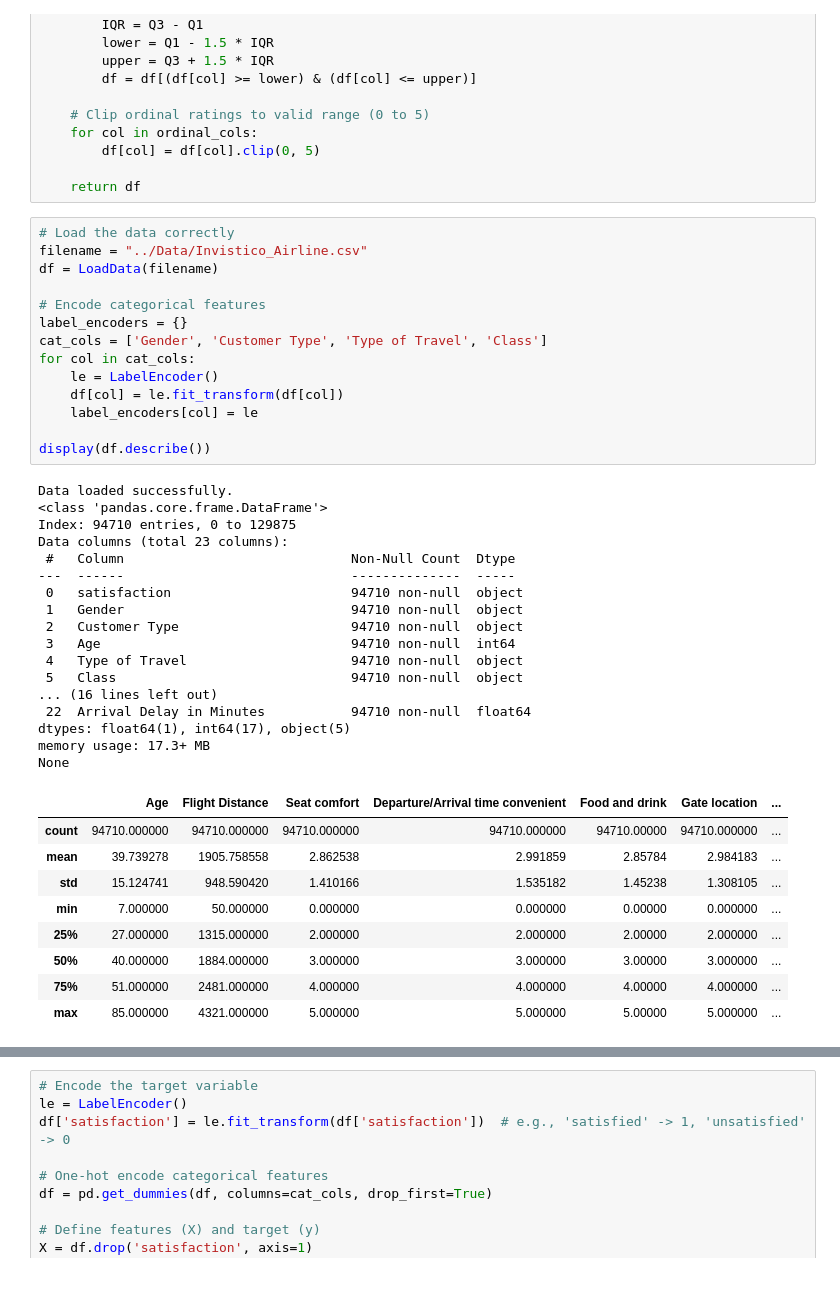
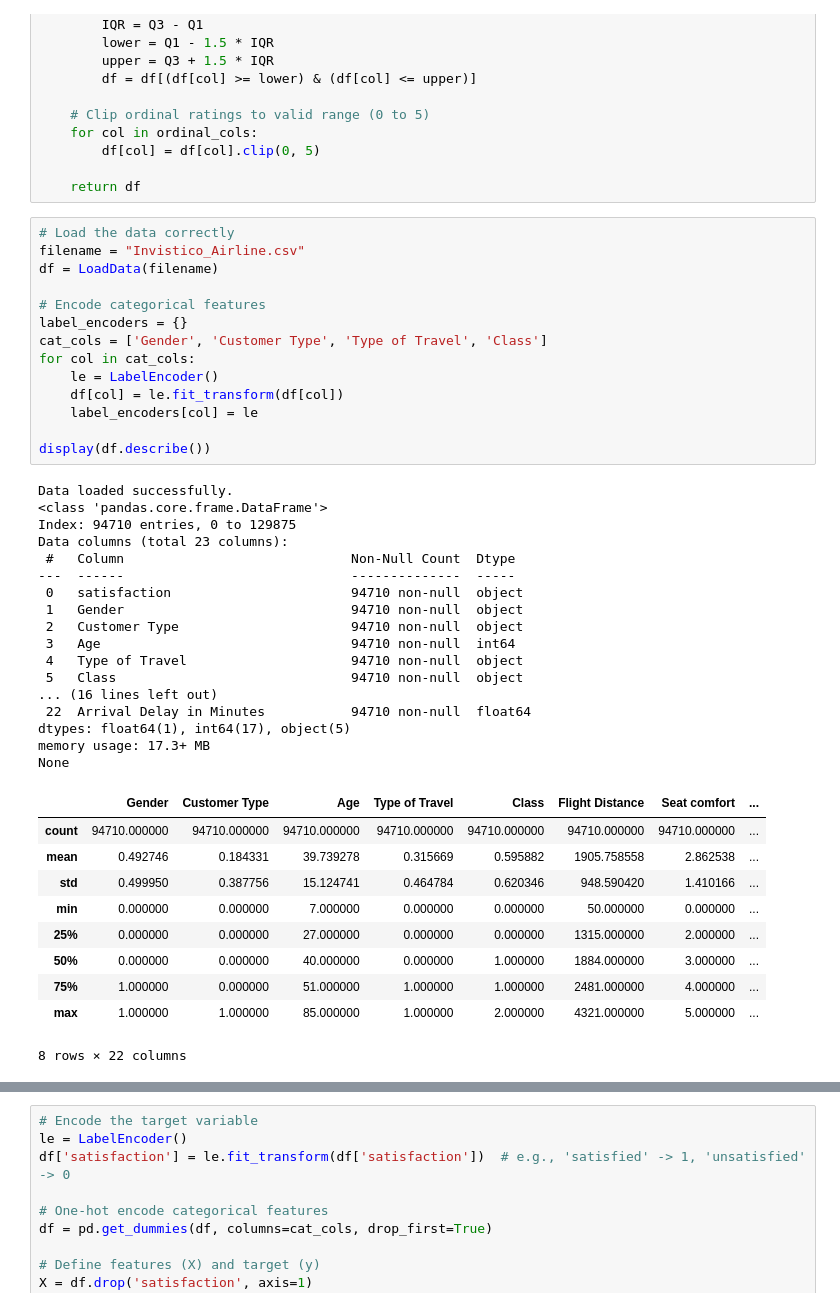
Before and after one commit to TylerG14/MLG382A2, a Jupyter notebook: TestNB.ipynb, the cells around one changed output, grey strips where cells are left out. Cells and saved outputs as stored; diff of their text form.

```diff
--- a/TestNB.ipynb
+++ b/TestNB.ipynb
@@ -66,45 +66,46 @@ def handle_missing_and_outliers(df):
     return df
 # %%
 # Load the data correctly
-filename = "../Data/Invistico_Airline.csv"
+filename = "Invistico_Airline.csv"
 df = LoadData(filename)
 
 # Encode categorical features
 label_encoders = {}
 cat_cols = ['Gender', 'Customer Type', 'Type of Travel', 'Class']
 for col in cat_cols:
     le = LabelEncoder()
     df[col] = le.fit_transform(df[col])
     label_encoders[col] = le
 
 display(df.describe())
 # %% [output]
 Data loaded successfully.
 <class 'pandas.core.frame.DataFrame'>
 Index: 94710 entries, 0 to 129875
 Data columns (total 23 columns):
  #   Column                             Non-Null Count  Dtype
 ---  ------                             --------------  -----
  0   satisfaction                       94710 non-null  object
  1   Gender                             94710 non-null  object
  2   Customer Type                      94710 non-null  object
  3   Age                                94710 non-null  int64
  4   Type of Travel                     94710 non-null  object
  5   Class                              94710 non-null  object
 ... (16 lines left out)
  22  Arrival Delay in Minutes           94710 non-null  float64
 dtypes: float64(1), int64(17), object(5)
 memory usage: 17.3+ MB
 None
-|  | Age | Flight Distance | Seat comfort | Departure/Arrival time convenient | Food and drink | Gate location | ... |
-| count | 94710.000000 | 94710.000000 | 94710.000000 | 94710.000000 | 94710.00000 | 94710.000000 | ... |
-| mean | 39.739278 | 1905.758558 | 2.862538 | 2.991859 | 2.85784 | 2.984183 | ... |
-| std | 15.124741 | 948.590420 | 1.410166 | 1.535182 | 1.45238 | 1.308105 | ... |
-| min | 7.000000 | 50.000000 | 0.000000 | 0.000000 | 0.00000 | 0.000000 | ... |
-| 25% | 27.000000 | 1315.000000 | 2.000000 | 2.000000 | 2.00000 | 2.000000 | ... |
-| 50% | 40.000000 | 1884.000000 | 3.000000 | 3.000000 | 3.00000 | 3.000000 | ... |
-| 75% | 51.000000 | 2481.000000 | 4.000000 | 4.000000 | 4.00000 | 4.000000 | ... |
-| max | 85.000000 | 4321.000000 | 5.000000 | 5.000000 | 5.00000 | 5.000000 | ... |
+|  | Gender | Customer Type | Age | Type of Travel | Class | Flight Distance | Seat comfort | ... |
+| count | 94710.000000 | 94710.000000 | 94710.000000 | 94710.000000 | 94710.000000 | 94710.000000 | 94710.000000 | ... |
+| mean | 0.492746 | 0.184331 | 39.739278 | 0.315669 | 0.595882 | 1905.758558 | 2.862538 | ... |
+| std | 0.499950 | 0.387756 | 15.124741 | 0.464784 | 0.620346 | 948.590420 | 1.410166 | ... |
+| min | 0.000000 | 0.000000 | 7.000000 | 0.000000 | 0.000000 | 50.000000 | 0.000000 | ... |
+| 25% | 0.000000 | 0.000000 | 27.000000 | 0.000000 | 0.000000 | 1315.000000 | 2.000000 | ... |
+| 50% | 0.000000 | 0.000000 | 40.000000 | 0.000000 | 1.000000 | 1884.000000 | 3.000000 | ... |
+| 75% | 1.000000 | 0.000000 | 51.000000 | 1.000000 | 1.000000 | 2481.000000 | 4.000000 | ... |
+| max | 1.000000 | 1.000000 | 85.000000 | 1.000000 | 2.000000 | 4321.000000 | 5.000000 | ... |
+8 rows × 22 columns
 # %%
 print("Summary Statistics:")
 display(df.describe())
```
Also changed, not shown: parts of 7 cells of this notebook, 3 other files.
